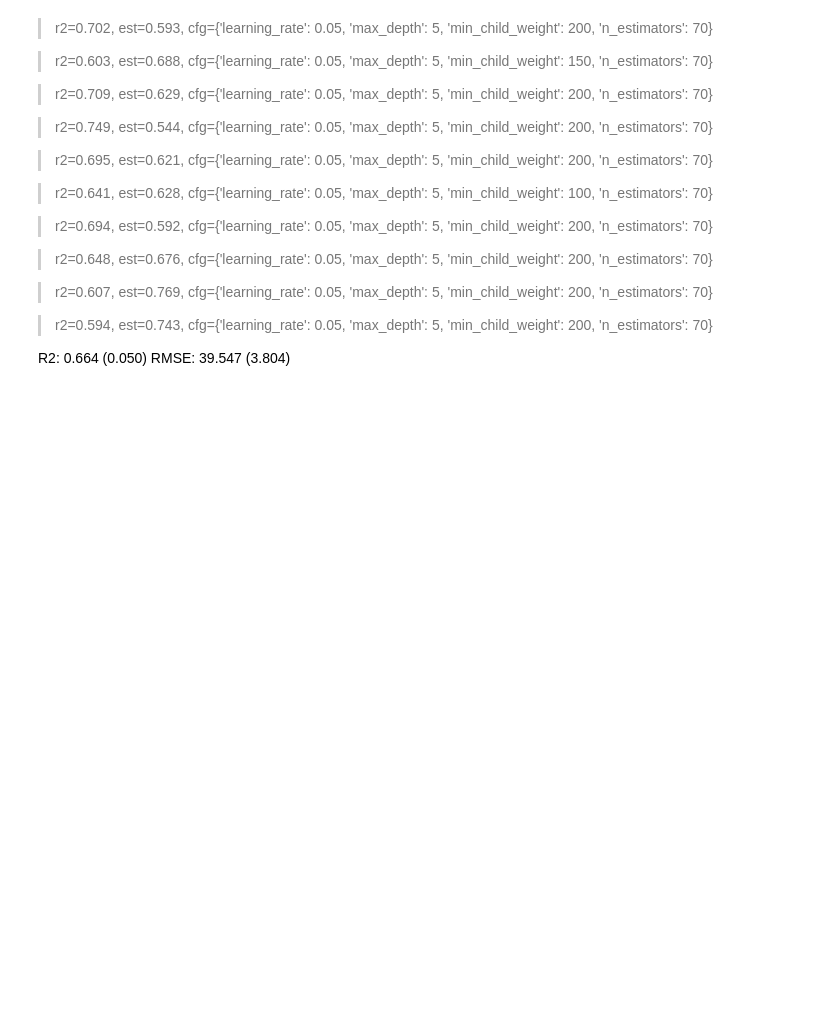
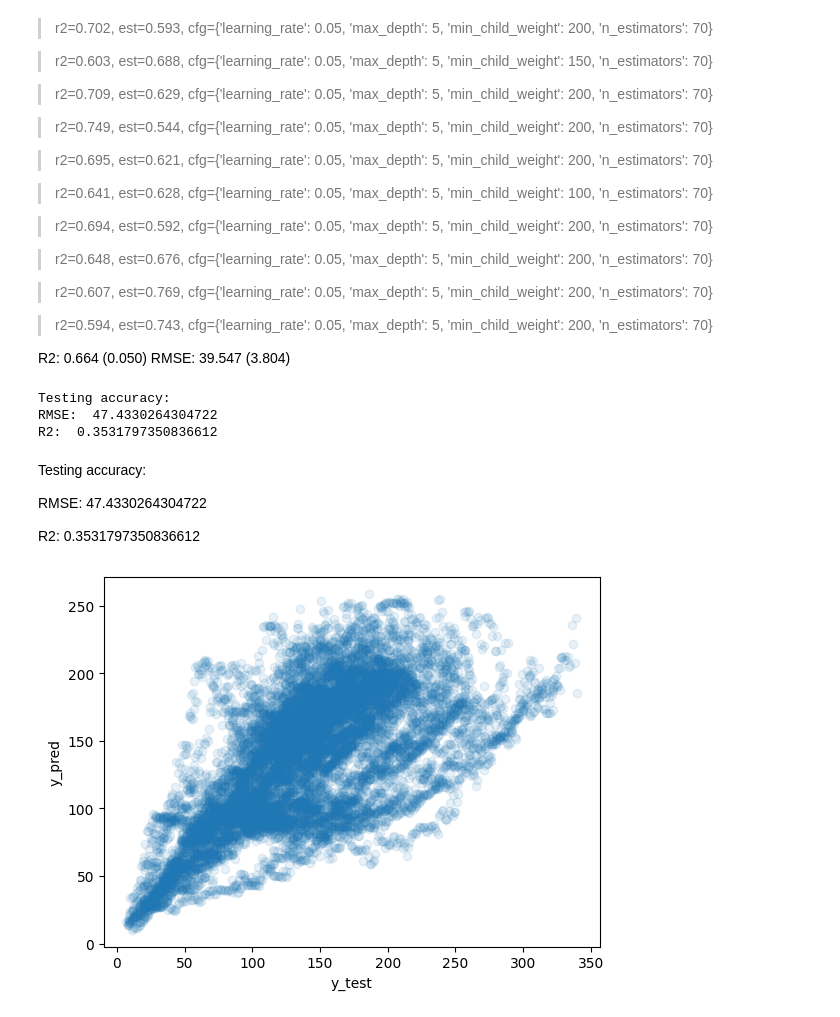
Before and after one commit to sekhrianchal6/Predictive-Maintenance, a Jupyter notebook: Code/ModelDev/XGBoost.ipynb, the cells around one changed output. Drawn from its saved outputs; the diff is of its cells as text; code cells hidden in the pictures; blank space fills up the shorter version.

Commit message:
Update XGBoost.ipynb
added testing accuracy, graph of predicted vs actual values

```diff
--- a/Code/ModelDev/XGBoost.ipynb
+++ b/Code/ModelDev/XGBoost.ipynb
@@ -206,3 +206,34 @@ RMSE: 39.547 (3.804)
 
 R2: 0.664 (0.050)
 RMSE: 39.547 (3.804)
+# %%
+import pickle
+model = pickle.load(open('xgb_model.pkl','rb'))
+# %%
+xtest_data = pd.read_csv('C:\\Users\\jyosn\\Documents\\GitHub\\Predictive-Maintenance\\Datasets\\ForModelDev\\XTest.csv')
+ytest_data  = pd.read_csv('C:\\Users\\jyosn\\Documents\\GitHub\\Predictive-Maintenance\\Datasets\\ForModelDev\\Ytest.csv')
+engine_test_data = pd.read_csv('C:\\Users\\jyosn\\Documents\\GitHub\\Predictive-Maintenance\\Datasets\\ForModelDev\\Engine_test.csv')
+# %%
+ypred = model.predict(xtest_data)
+print("Testing accuracy: ")
+print('RMSE: ',root_mean_squared_error(ytest_data, ypred))
+print('R2: ' ,r2_score(ytest_data, ypred))
+# %% [output]
+Testing accuracy:
+RMSE:  47.4330264304722
+R2:  0.3531797350836612
+# %% [markdown]
+Testing accuracy:
+
+RMSE:  47.4330264304722
+
+R2:  0.3531797350836612
+# %%
+import matplotlib.pyplot as plt
+fig=plt.figure()
+plt.scatter(ytest_data,ypred,alpha=0.1,marker="o")
+plt.xlabel("y_test")
+plt.ylabel("y_pred")
+plt.show()
+# %% [output]
+[figure, added]
```
